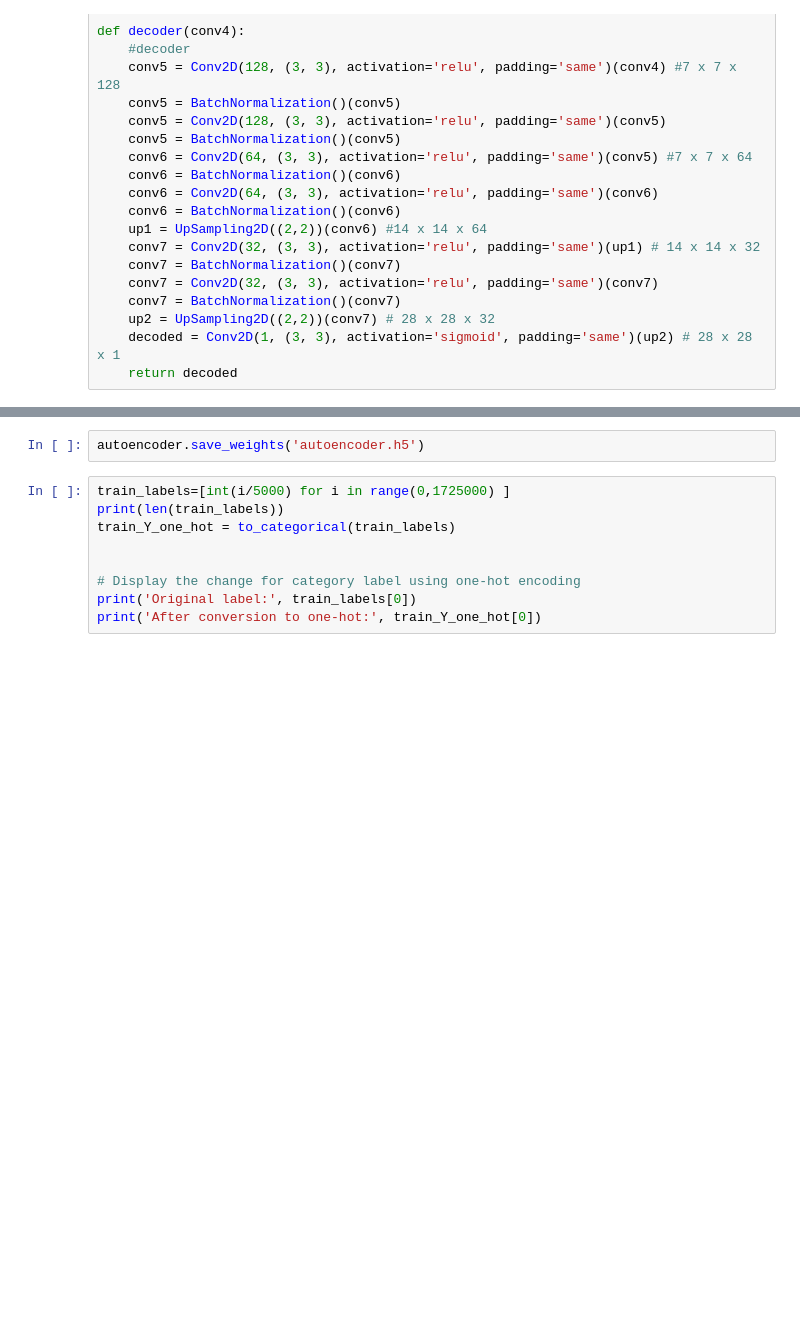
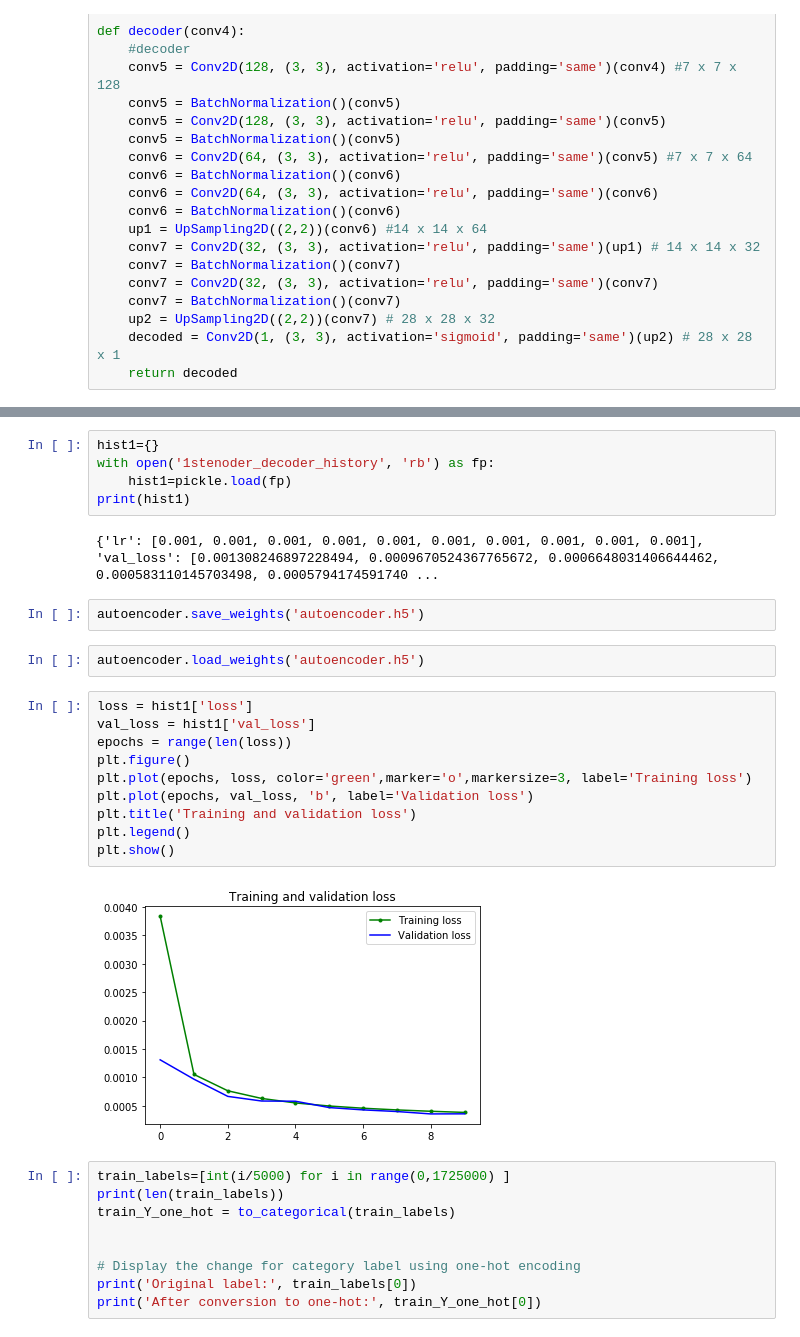
Before and after one commit to lipim12/CS6140-ML-Doodle-Recognition, a Jupyter notebook: autoencoder.ipynb, the cells around one changed output, grey strips where cells are left out. Drawn from its saved outputs; the diff is of its cells as text; blank space fills up the shorter version.

Commit message:
Updated code with graphs

```diff
--- a/autoencoder.ipynb
+++ b/autoencoder.ipynb
@@ -315,5 +300,26 @@ NameError: name 'autoencoder_train' is not defined
+# %%
+hist1={}
+with open('1stenoder_decoder_history', 'rb') as fp:
+    hist1=pickle.load(fp)
+print(hist1)
+# %% [output]
+{'lr': [0.001, 0.001, 0.001, 0.001, 0.001, 0.001, 0.001, 0.001, 0.001, 0.001], 'val_loss': [0.001308246897228494, 0.0009670524367765672, 0.0006648031406644462, 0.000583110145703498, 0.0005794174591740 ...
 # %%
 autoencoder.save_weights('autoencoder.h5')
+# %%
+autoencoder.load_weights('autoencoder.h5')
+# %%
+loss = hist1['loss']
+val_loss = hist1['val_loss']
+epochs = range(len(loss))
+plt.figure()
+plt.plot(epochs, loss, color='green',marker='o',markersize=3, label='Training loss')
+plt.plot(epochs, val_loss, 'b', label='Validation loss')
+plt.title('Training and validation loss')
+plt.legend()
+plt.show()
+# %% [output]
+[figure, added]
 # %%
 train_labels=[int(i/5000) for i in range(0,1725000) ]
 print(len(train_labels))
```
Also changed, not shown: parts of 48 cells of this notebook.
